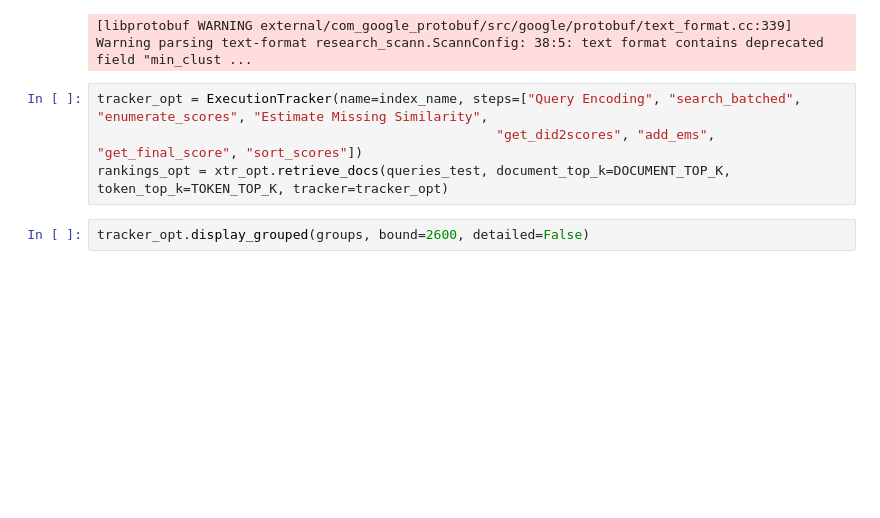
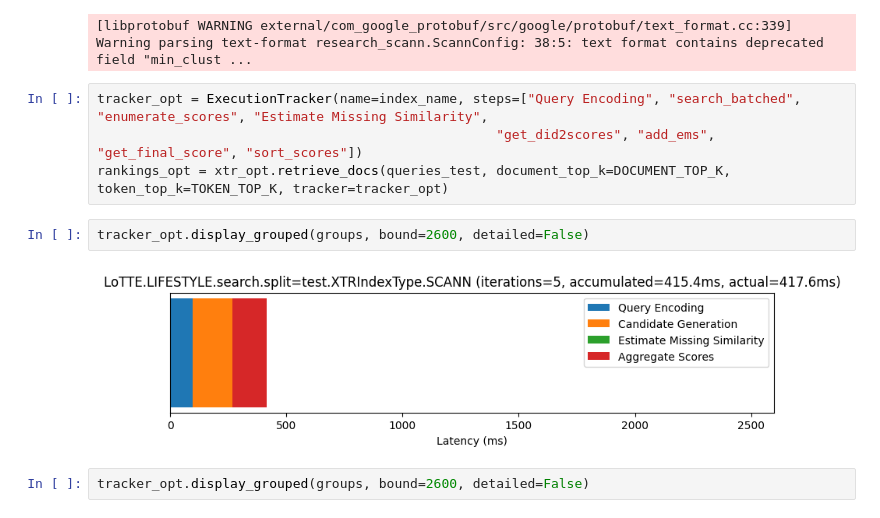
Before and after one commit to jlscheerer/xtr-eval, a Jupyter notebook: optimizations.ipynb, the cells around one changed output. Cells and saved outputs as stored; diff of their text form; blank space fills up the shorter version.

```diff
--- a/optimizations.ipynb
+++ b/optimizations.ipynb
@@ -65,6 +65,10 @@ Loading existing index from /future/u/scheerer/home/data/xtr-eval/indexes/LoTTE.
 tracker_opt = ExecutionTracker(name=index_name, steps=["Query Encoding", "search_batched", "enumerate_scores", "Estimate Missing Similarity",
                                                    "get_did2scores", "add_ems", "get_final_score", "sort_scores"])
 rankings_opt = xtr_opt.retrieve_docs(queries_test, document_top_k=DOCUMENT_TOP_K, token_top_k=TOKEN_TOP_K, tracker=tracker_opt)
+# %%
+tracker_opt.display_grouped(groups, bound=2600, detailed=False)
+# %% [output]
+[figure, added]
 # %%
 tracker_opt.display_grouped(groups, bound=2600, detailed=False)
 # %% [output]
```
Also changed, not shown: parts of 5 cells of this notebook, 1 other file.
